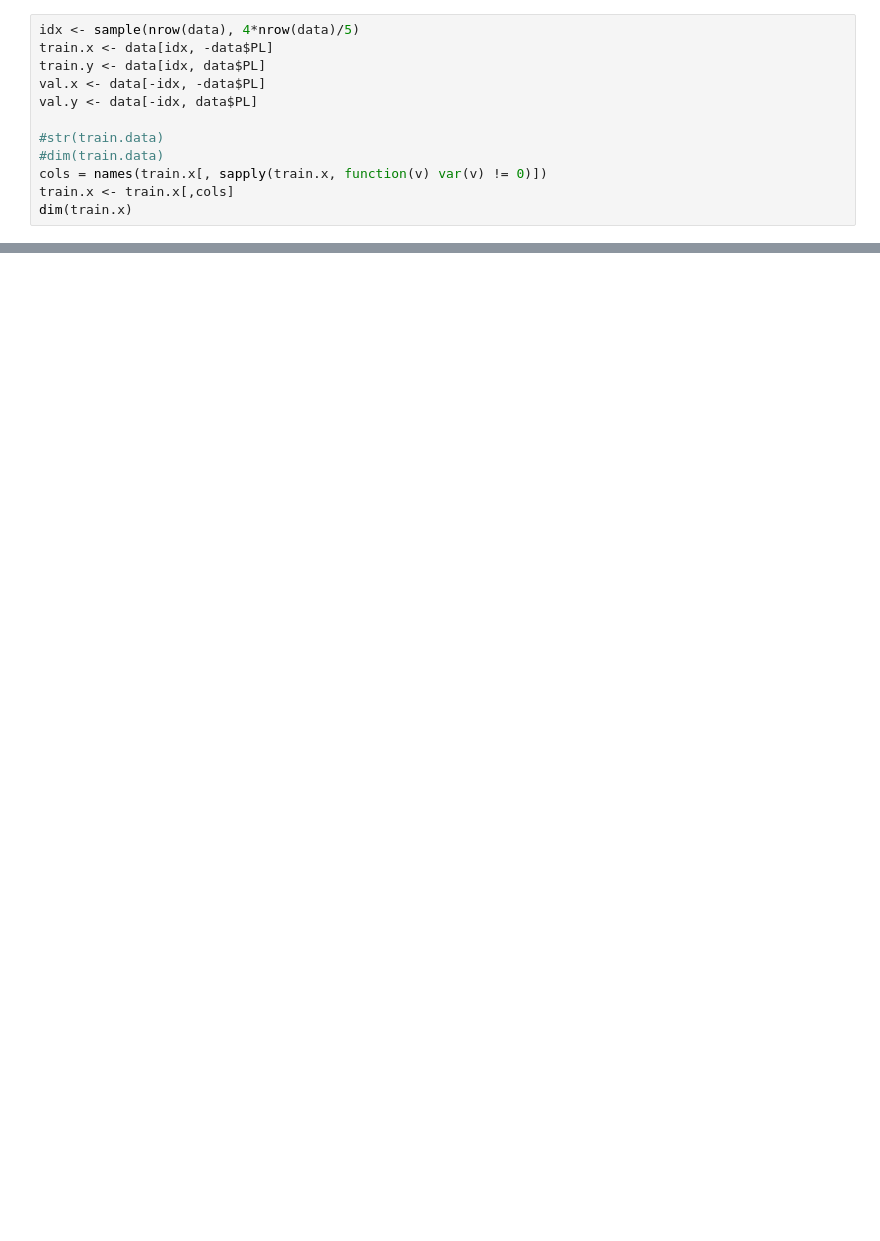
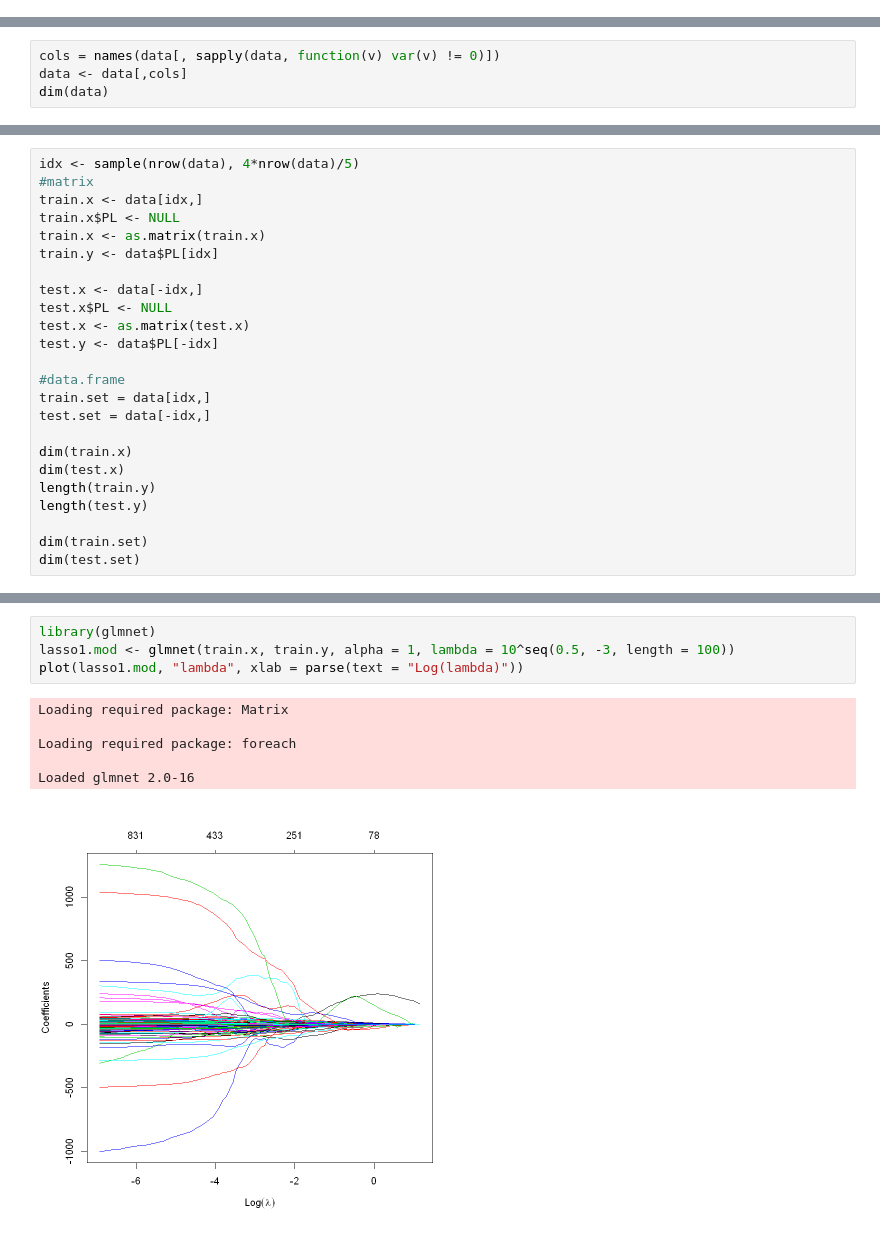
Before and after one commit to loconsta/ML_Project_R, a Jupyter notebook: Linear regression.ipynb, the cells around one changed output, grey strips where cells are left out. Cells and saved outputs as stored; diff of their text form; blank space fills up the shorter version.

```diff
--- a/Linear regression.ipynb
+++ b/Linear regression.ipynb
@@ -26,12 +0,0 @@ As the number of predictors is big (and far greater than the number of observati
-# %%
-idx <- sample(nrow(data), 4*nrow(data)/5)
-train.x <- data[idx, -data$PL]
-train.y <- data[idx, data$PL]
-val.x <- data[-idx, -data$PL]
-val.y <- data[-idx, data$PL]
-
-#str(train.data)
-#dim(train.data)
-cols = names(train.x[, sapply(train.x, function(v) var(v) != 0)])
-train.x <- train.x[,cols]
-dim(train.x)
@@ -113,0 +13,4 @@ NULL
+# %%
+cols = names(data[, sapply(data, function(v) var(v) != 0)])
+data <- data[,cols]
+dim(data)
@@ -113,0 +23,24 @@ NULL
+# %%
+idx <- sample(nrow(data), 4*nrow(data)/5)
+#matrix
+train.x <- data[idx,]
+train.x$PL <- NULL
+train.x <- as.matrix(train.x)
+train.y <- data$PL[idx]
+
+test.x <- data[-idx,]
+test.x$PL <- NULL
+test.x <- as.matrix(test.x)
+test.y <- data$PL[-idx]
+
+#data.frame
+train.set = data[idx,]
+test.set = data[-idx,]
+
+dim(train.x)
+dim(test.x)
+length(train.y)
+length(test.y)
+
+dim(train.set)
+dim(test.set)
@@ -113,0 +84,11 @@ NULL
+# %%
+library(glmnet)
+lasso1.mod <- glmnet(train.x, train.y, alpha = 1, lambda = 10^seq(0.5, -3, length = 100))
+plot(lasso1.mod, "lambda", xlab = parse(text = "Log(lambda)"))
+# %% [output]
+Loading required package: Matrix
+
+Loading required package: foreach
+
+Loaded glmnet 2.0-16
+[figure, added]
```
Also changed, not shown: parts of 42 cells of this notebook, 1 other file.
